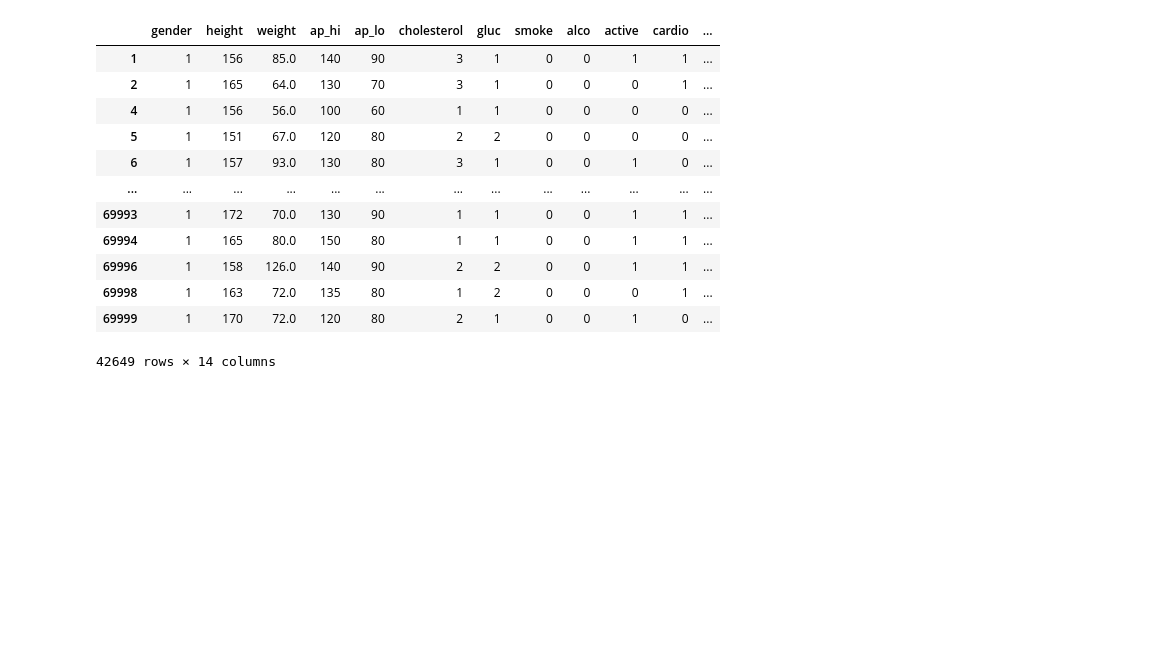
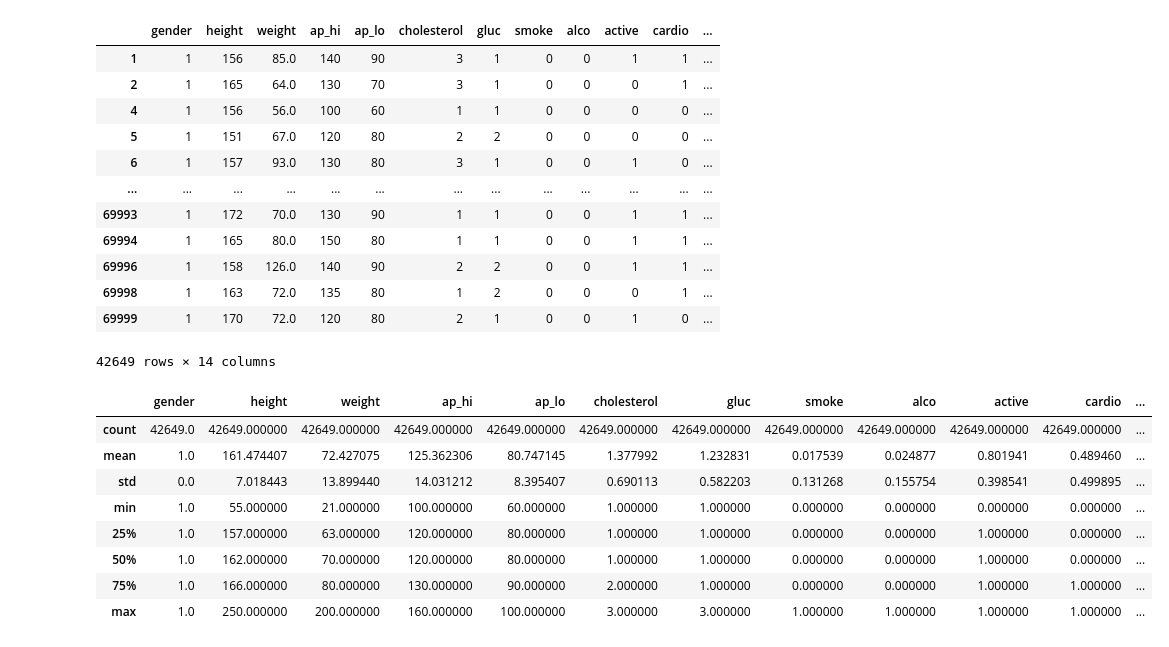
Before and after one commit to kelvtan96/EE0005, a Jupyter notebook: Project Code.ipynb, the cells around one changed output. Drawn from its saved outputs; the diff is of its cells as text; code cells hidden in the pictures; blank space fills up the shorter version.

```diff
--- a/Project Code.ipynb
+++ b/Project Code.ipynb
@@ -157,6 +154,21 @@ male_df
 | 69998 | 1 | 163 | 72.0 | 135 | 80 | 1 | 2 | 0 | 0 | 0 | 1 | ... |
 | 69999 | 1 | 170 | 72.0 | 120 | 80 | 2 | 1 | 0 | 0 | 1 | 0 | ... |
 42649 rows × 14 columns
+# %%
+male_df.drop(male_df[(male_df['ap_hi'] > male_df['ap_hi'].quantile(0.975)) | (male_df['ap_hi'] < male_df['ap_hi'].quantile(0.025))].index,inplace=True)
+male_df.drop(male_df[(male_df['ap_lo'] > male_df['ap_lo'].quantile(0.975)) | (male_df['ap_lo'] < male_df['ap_lo'].quantile(0.025))].index,inplace=True)
+# %%
+male_df.describe()
+# %% [output]
+|  | gender | height | weight | ap_hi | ap_lo | cholesterol | gluc | smoke | alco | active | cardio | ... |
+| count | 42649.0 | 42649.000000 | 42649.000000 | 42649.000000 | 42649.000000 | 42649.000000 | 42649.000000 | 42649.000000 | 42649.000000 | 42649.000000 | 42649.000000 | ... |
+| mean | 1.0 | 161.474407 | 72.427075 | 125.362306 | 80.747145 | 1.377992 | 1.232831 | 0.017539 | 0.024877 | 0.801941 | 0.489460 | ... |
+| std | 0.0 | 7.018443 | 13.899440 | 14.031212 | 8.395407 | 0.690113 | 0.582203 | 0.131268 | 0.155754 | 0.398541 | 0.499895 | ... |
+| min | 1.0 | 55.000000 | 21.000000 | 100.000000 | 60.000000 | 1.000000 | 1.000000 | 0.000000 | 0.000000 | 0.000000 | 0.000000 | ... |
+| 25% | 1.0 | 157.000000 | 63.000000 | 120.000000 | 80.000000 | 1.000000 | 1.000000 | 0.000000 | 0.000000 | 1.000000 | 0.000000 | ... |
+| 50% | 1.0 | 162.000000 | 70.000000 | 120.000000 | 80.000000 | 1.000000 | 1.000000 | 0.000000 | 0.000000 | 1.000000 | 0.000000 | ... |
+| 75% | 1.0 | 166.000000 | 80.000000 | 130.000000 | 90.000000 | 2.000000 | 1.000000 | 0.000000 | 0.000000 | 1.000000 | 1.000000 | ... |
+| max | 1.0 | 250.000000 | 200.000000 | 160.000000 | 100.000000 | 3.000000 | 3.000000 | 1.000000 | 1.000000 | 1.000000 | 1.000000 | ... |
 # %%
 female_df = newheartdata[newheartdata['gender'] == 2]
 female_df
```
Also changed, not shown: parts of 6 cells of this notebook.
